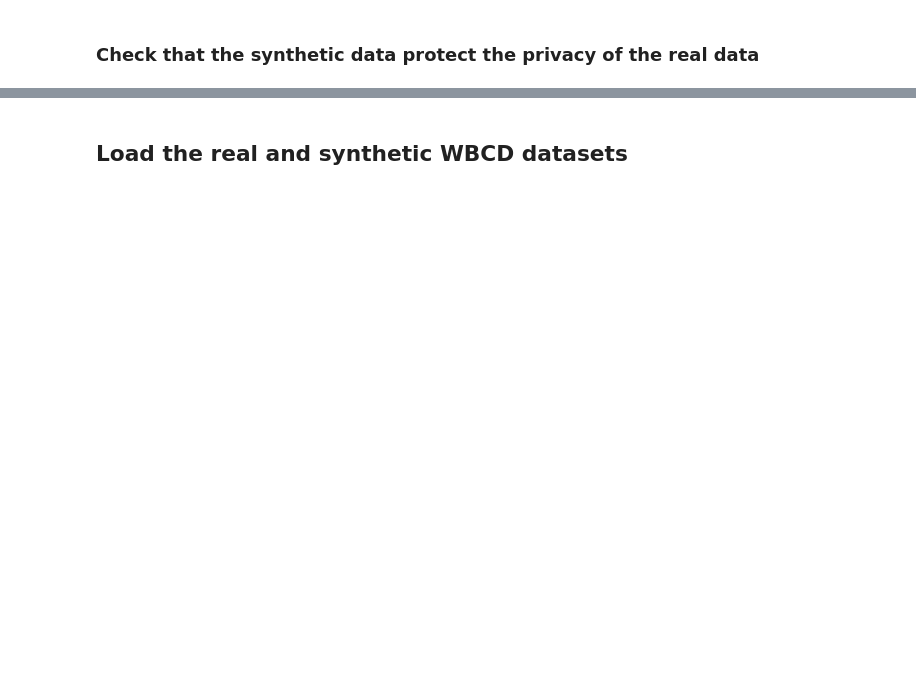
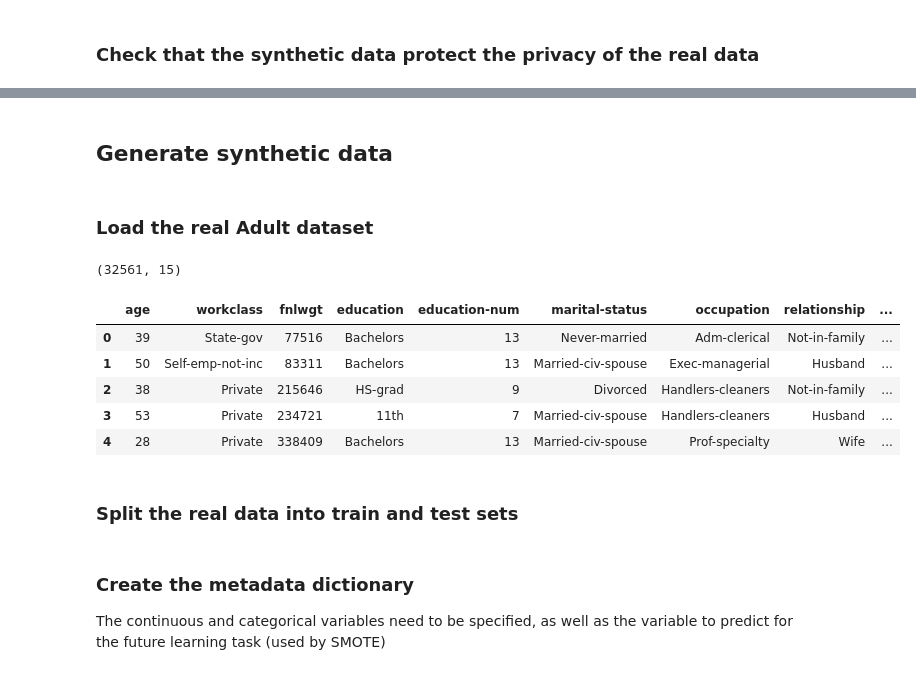
Before and after one commit to CRCHUM-CITADEL/clover, a Jupyter notebook: notebooks/privacy_report.ipynb, the cells around one changed output, grey strips where cells are left out. Saved outputs shown, nothing was run; the diff lists cells and outputs as text; code cells hidden in the pictures; blank space fills up the shorter version.

```diff
--- a/notebooks/privacy_report.ipynb
+++ b/notebooks/privacy_report.ipynb
@@ -23,2 +30,38 @@ from metrics.privacy.report import PrivacyReport
-# %% [markdown]
-## Load the real and synthetic WBCD datasets
+# %% [markdown]
+## Generate synthetic data
+# %% [markdown]
+### Load the real Adult dataset
+# %%
+header_names = [
+    "age",
+    "workclass",
+    "fnlwgt",
+    "education",
+    "education-num",
+    "marital-status",
+    "occupation",
+    "relationship",
+    "race",
+    "sex",
+    "capital-gain",
+    "capital-loss",
+    "hours-per-week",
+    "native-country",
+    "salary",
+]
+
+df_real = pd.read_csv("../data/" + "adult.data", names=header_names, index_col=False)
+df_real.shape
+# %% [output]
+(32561, 15)
+# %%
+df_real.head()
+# %% [output]
+|  | age | workclass | fnlwgt | education | education-num | marital-status | occupation | relationship | ... |
+| 0 | 39 | State-gov | 77516 | Bachelors | 13 | Never-married | Adm-clerical | Not-in-family | ... |
+| 1 | 50 | Self-emp-not-inc | 83311 | Bachelors | 13 | Married-civ-spouse | Exec-managerial | Husband | ... |
+| 2 | 38 | Private | 215646 | HS-grad | 9 | Divorced | Handlers-cleaners | Not-in-family | ... |
+| 3 | 53 | Private | 234721 | 11th | 7 | Married-civ-spouse | Handlers-cleaners | Husband | ... |
+| 4 | 28 | Private | 338409 | Bachelors | 13 | Married-civ-spouse | Prof-specialty | Wife | ... |
+# %% [markdown]
+### Split the real data into train and test sets
@@ -24,0 +75,3 @@ from metrics.privacy.report import PrivacyReport
+# %% [markdown]
+### Create the metadata dictionary
+The continuous and categorical variables need to be specified, as well as the variable to predict for the future learning task (used by SMOTE)
```
Also changed, not shown: parts of 35 cells of this notebook, 10 other files.
